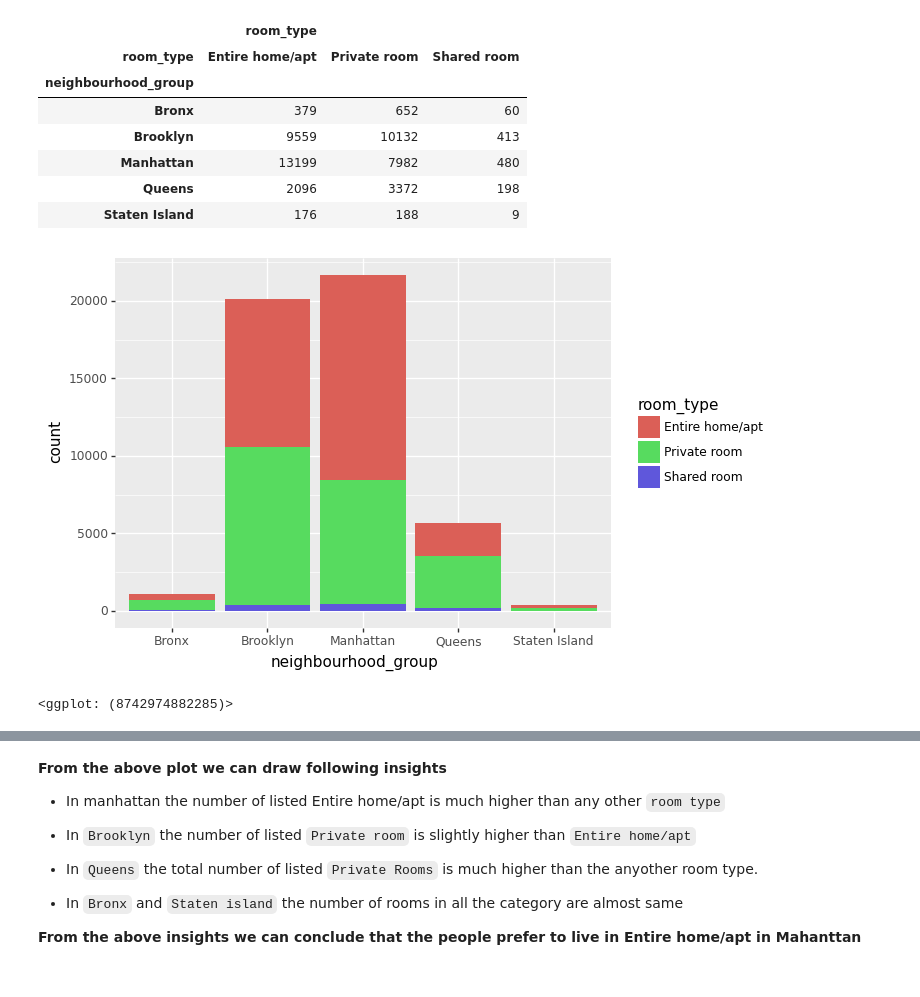
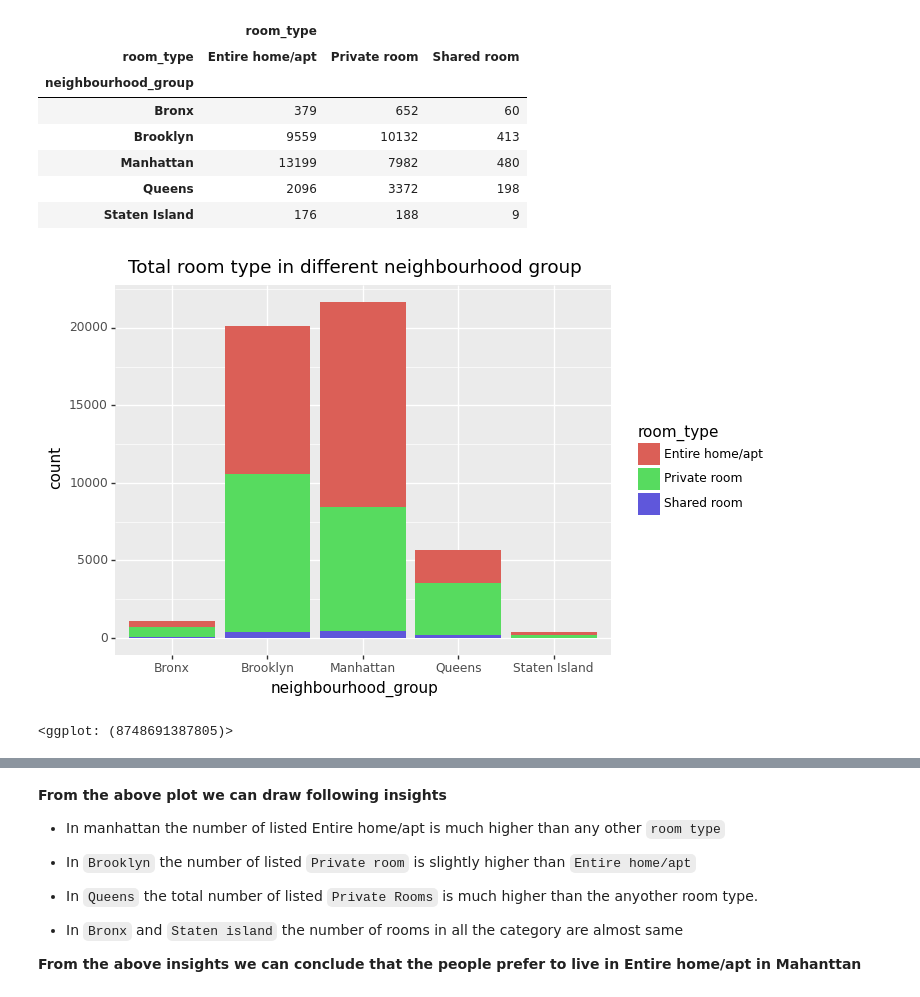
Before and after one commit to Priyabrat845/Airbnb-Booking-Analysis, a Jupyter notebook: Copy_of_Airbnb_Bookings_Analysis_.ipynb, the cells around one changed output, grey strips where cells are left out. Drawn from its saved outputs; the diff is of its cells as text; code cells hidden in the pictures.

```diff
--- a/Copy_of_Airbnb_Bookings_Analysis_.ipynb
+++ b/Copy_of_Airbnb_Bookings_Analysis_.ipynb
@@ -572,7 +622,7 @@ pd.pivot_table(airbnb_df[['room_type']],index=airbnb_df['neighbourhood_group'],c
 | Queens | 2096 | 3372 | 198 |
 | Staten Island | 176 | 188 | 9 |
 # %%
-ggplot(airbnb_df)+aes('neighbourhood_group',fill='room_type')+geom_bar()
+ggplot(airbnb_df)+aes('neighbourhood_group',fill='room_type')+geom_bar()+ggtitle("Total room type in different neighbourhood group")
 # %% [output]
-[figure, old version]
+[figure, new version]
-<ggplot: (8742974882285)>
+<ggplot: (8748691387805)>
```
Also changed, not shown: parts of 51 cells of this notebook.
